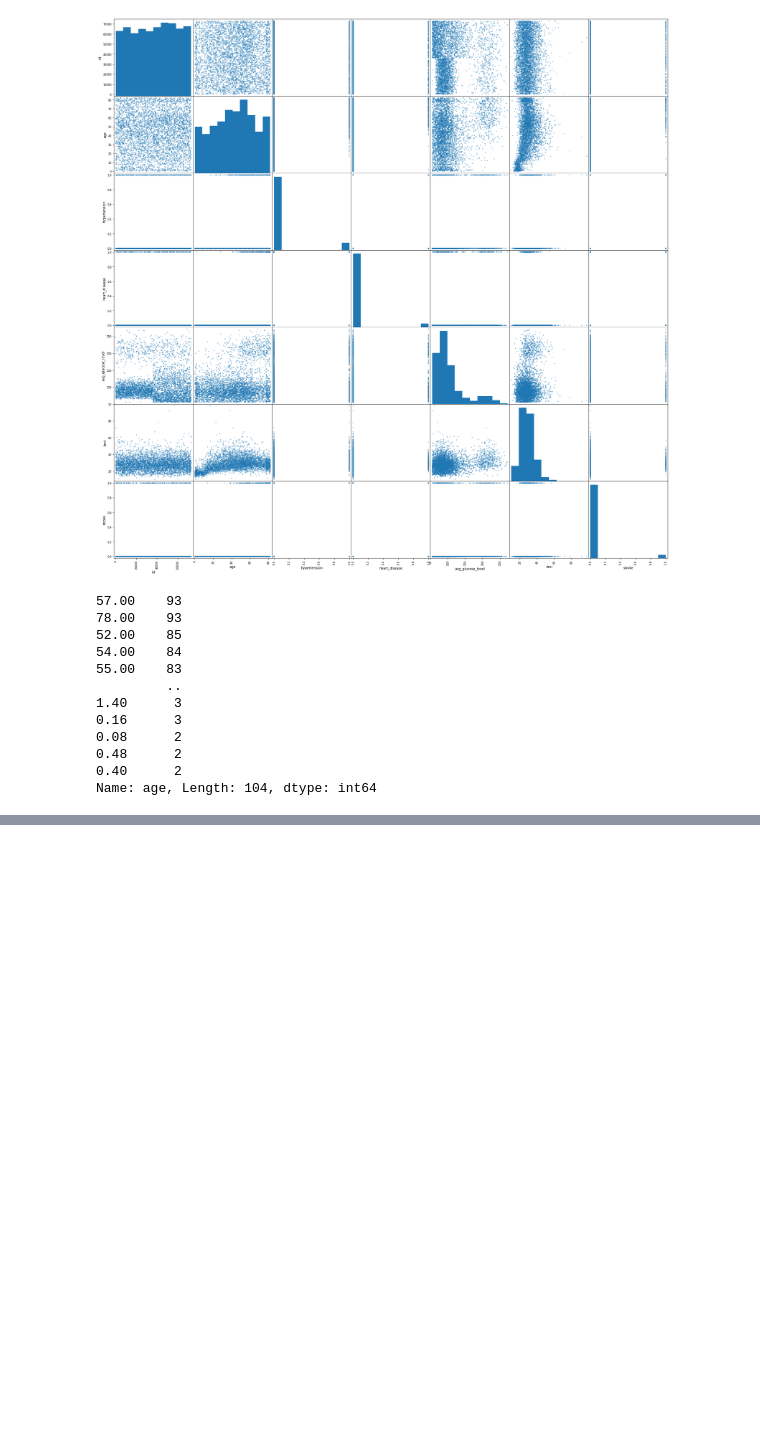
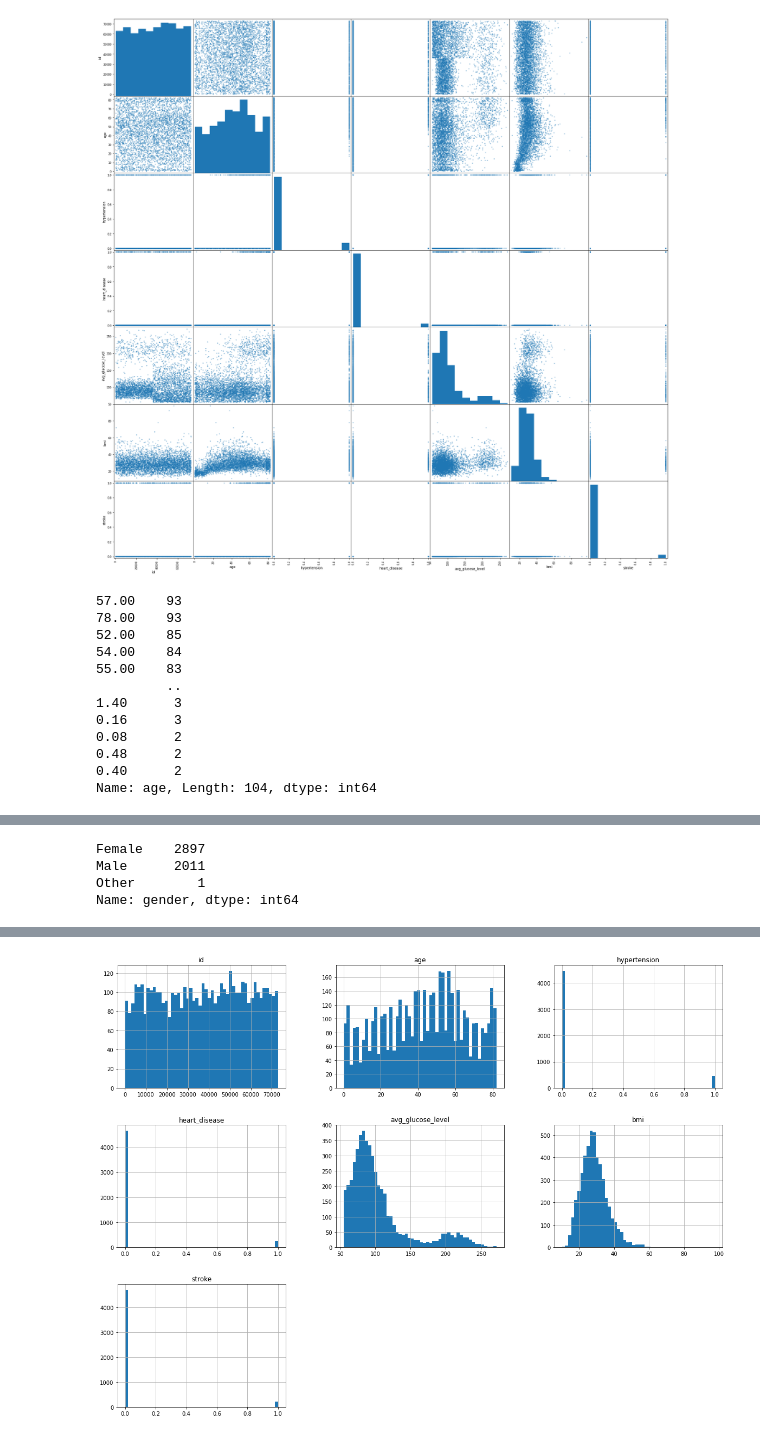
Before and after one commit to Jacobheyman702/Stroke_Classification-, a Jupyter notebook: Untitled.ipynb, the cells around one changed output, grey strips where cells are left out. Drawn from its saved outputs; the diff is of its cells as text; code cells hidden in the pictures; blank space fills up the shorter version.

```diff
--- a/Untitled.ipynb
+++ b/Untitled.ipynb
@@ -106,0 +136,11 @@ Name: age, Length: 104, dtype: int64
+# %%
+df.gender.value_counts()
+# %% [output]
+Female    2897
+Male      2011
+Other        1
+Name: gender, dtype: int64
+# %%
+df.hist(bins=50, figsize=(20,15))
+plt.show()
+# %% [output]
@@ -106,0 +148 @@ Name: age, Length: 104, dtype: int64
+[figure, added]
```
Also changed, not shown: parts of 7 cells of this notebook.
